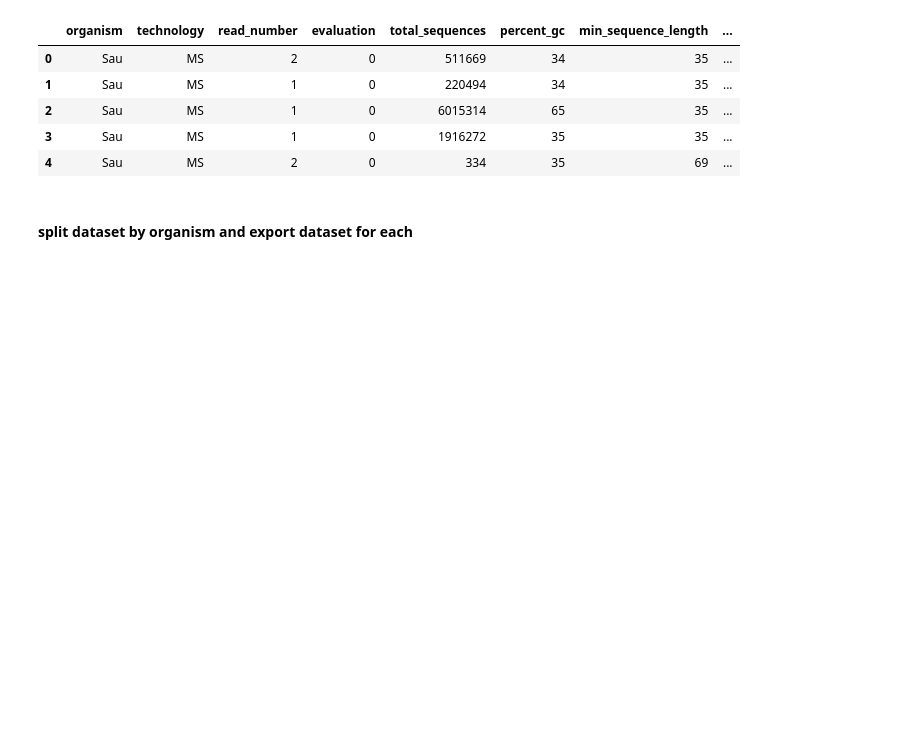
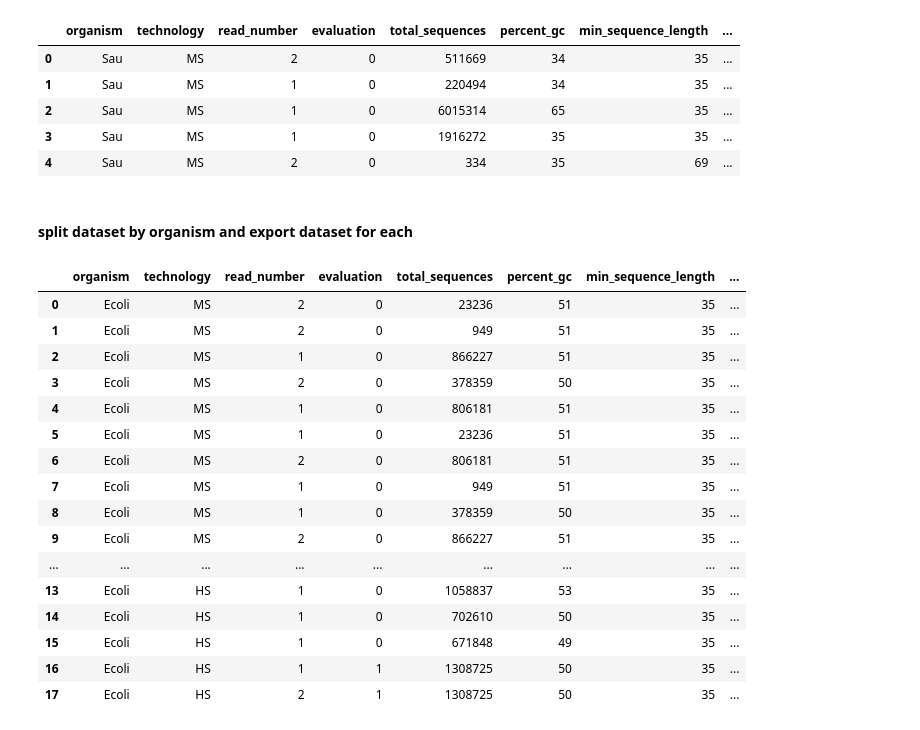
Before and after one commit to AlexHTW/ngs_quality_control, a Jupyter notebook: 04_data_preparation_ml.ipynb, the cells around one changed output. Cells and saved outputs as stored; diff of their text form; code cells hidden in the pictures; blank space fills up the shorter version.

```diff
--- a/04_data_preparation_ml.ipynb
+++ b/04_data_preparation_ml.ipynb
@@ -119,5 +119,26 @@ ngs_reads_simple.head()
 # %%
 grouped = ngs_reads_simple.groupby(ngs_reads.organism)
 efcm = grouped.get_group('Efcm')
+efcm.reset_index(drop=True)
 sau = grouped.get_group('Sau')
+sau.reset_index(drop=True)
 ecoli = grouped.get_group('Ecoli')
+ecoli.reset_index(drop=True)
+# %% [output]
+|  | organism | technology | read_number | evaluation | total_sequences | percent_gc | min_sequence_length | ... |
+| 0 | Ecoli | MS | 2 | 0 | 23236 | 51 | 35 | ... |
+| 1 | Ecoli | MS | 2 | 0 | 949 | 51 | 35 | ... |
+| 2 | Ecoli | MS | 1 | 0 | 866227 | 51 | 35 | ... |
+| 3 | Ecoli | MS | 2 | 0 | 378359 | 50 | 35 | ... |
+| 4 | Ecoli | MS | 1 | 0 | 806181 | 51 | 35 | ... |
+| 5 | Ecoli | MS | 1 | 0 | 23236 | 51 | 35 | ... |
+| 6 | Ecoli | MS | 2 | 0 | 806181 | 51 | 35 | ... |
+| 7 | Ecoli | MS | 1 | 0 | 949 | 51 | 35 | ... |
+| 8 | Ecoli | MS | 1 | 0 | 378359 | 50 | 35 | ... |
+| 9 | Ecoli | MS | 2 | 0 | 866227 | 51 | 35 | ... |
+| ... | ... | ... | ... | ... | ... | ... | ... | ... |
+| 13 | Ecoli | HS | 1 | 0 | 1058837 | 53 | 35 | ... |
+| 14 | Ecoli | HS | 1 | 0 | 702610 | 50 | 35 | ... |
+| 15 | Ecoli | HS | 1 | 0 | 671848 | 49 | 35 | ... |
+| 16 | Ecoli | HS | 1 | 1 | 1308725 | 50 | 35 | ... |
+| 17 | Ecoli | HS | 2 | 1 | 1308725 | 50 | 35 | ... |
```
Also changed, not shown: parts of 2 cells of this notebook, 1 other file.
